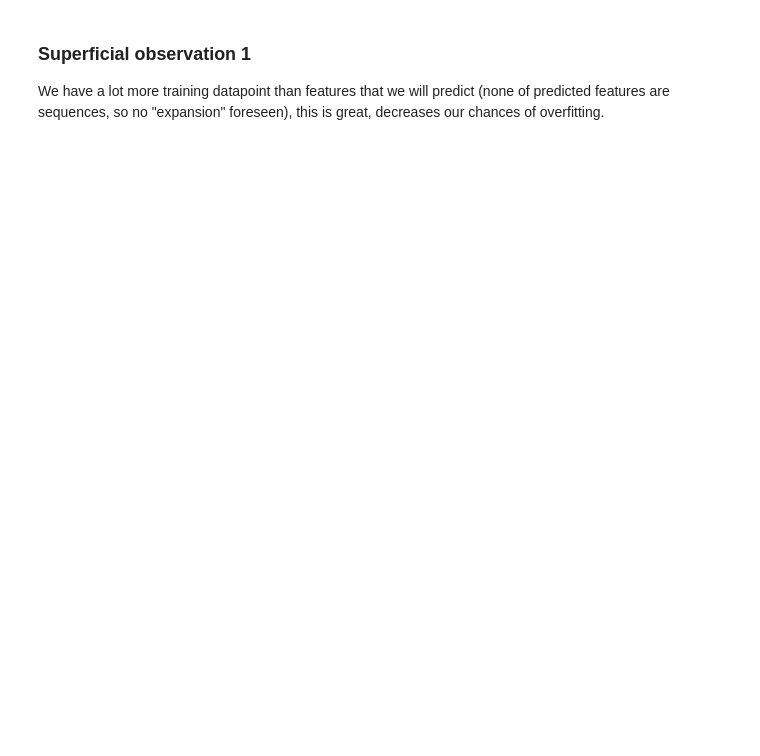
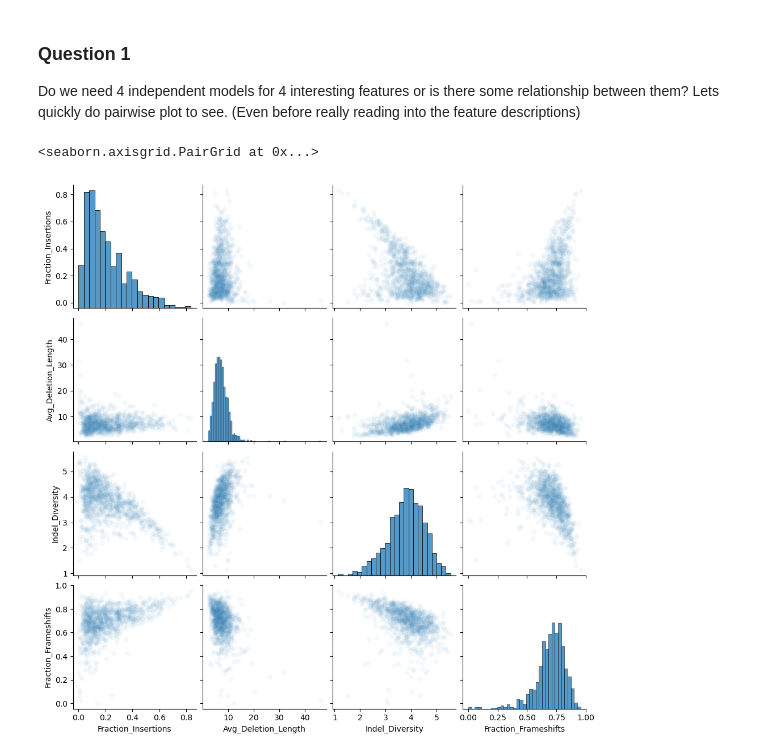
Before and after one commit to 0xorial/mlfls-hw, a Jupyter notebook: assignment1.ipynb, the cells around one changed output. Drawn from its saved outputs; the diff is of its cells as text; code cells hidden in the pictures; blank space fills up the shorter version.

```diff
--- a/assignment1.ipynb
+++ b/assignment1.ipynb
@@ -10,5 +10,5 @@ import matplotlib.pyplot as plt
 import seaborn as sns
 # %%
 data_dir = './kaggle/input'
-train_df = pd.read_csv(os.path.join(data_dir, 'train.csv'))
-test_df = pd.read_csv(os.path.join(data_dir, 'test.csv'))
+df_train = pd.read_csv(os.path.join(data_dir, 'train.csv'))
+df_test = pd.read_csv(os.path.join(data_dir, 'test.csv'))
@@ -31,3 +15,8 @@ train_df
-# %% [markdown]
-### Superficial observation 1
-We have a lot more training datapoint than features that we will predict (none of predicted features are sequences, so no "expansion" foreseen), this is great, decreases our chances of overfitting.
+# %% [markdown]
+### Question 1
+Do we need 4 independent models for 4 interesting features or is there some relationship between them? Lets quickly do pairwise plot to see. (Even before really reading into the feature descriptions)
+# %%
+sns.pairplot(df_train.drop(columns=['GuideSeq', 'Id']), plot_kws={'alpha': 0.05})
+# %% [output]
+<seaborn.axisgrid.PairGrid at 0x...>
+[figure, added]
```
Also changed, not shown: parts of 4 cells of this notebook.
